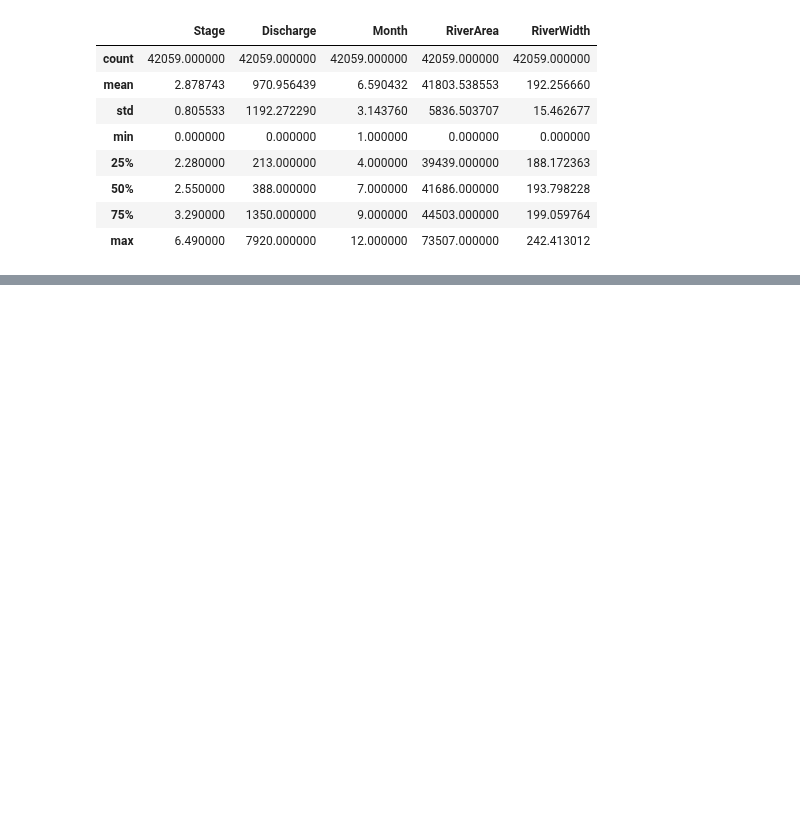
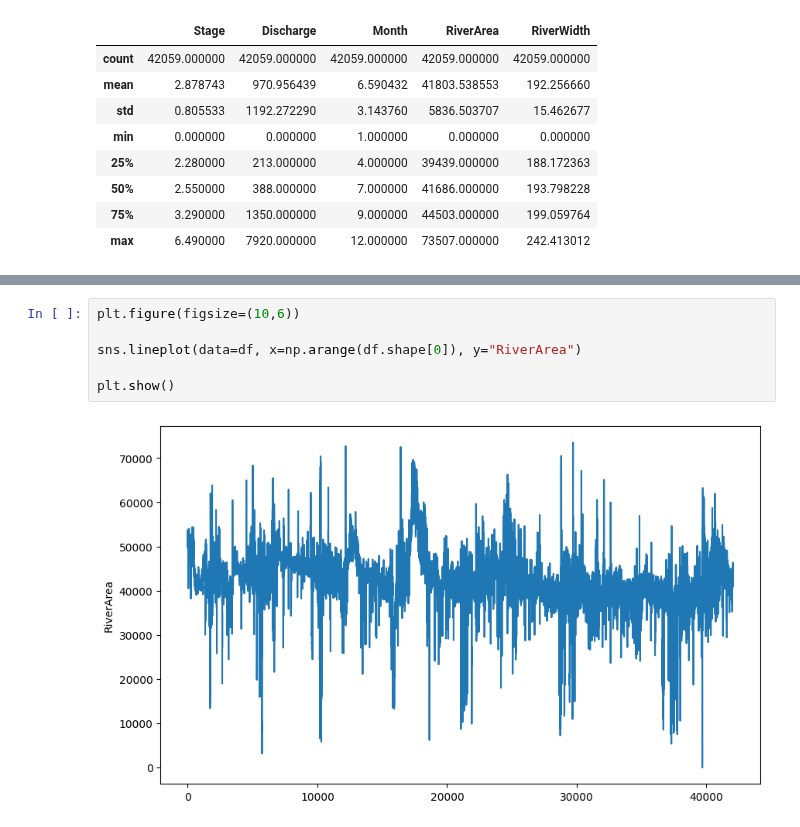
Before and after one commit to andresnowak/Hydrology_AI_project, a Jupyter notebook: dataset_study_v2.ipynb, the cells around one changed output, grey strips where cells are left out. Cells and saved outputs as stored; diff of their text form; blank space fills up the shorter version.

```diff
--- a/dataset_study_v2.ipynb
+++ b/dataset_study_v2.ipynb
@@ -81,0 +98,8 @@ plt.show()
+# %%
+plt.figure(figsize=(10,6))
+
+sns.lineplot(data=df, x=np.arange(df.shape[0]), y="RiverArea")
+
+plt.show()
+# %% [output]
+[figure, added]
```
Also changed, not shown: parts of 2 cells of this notebook.
